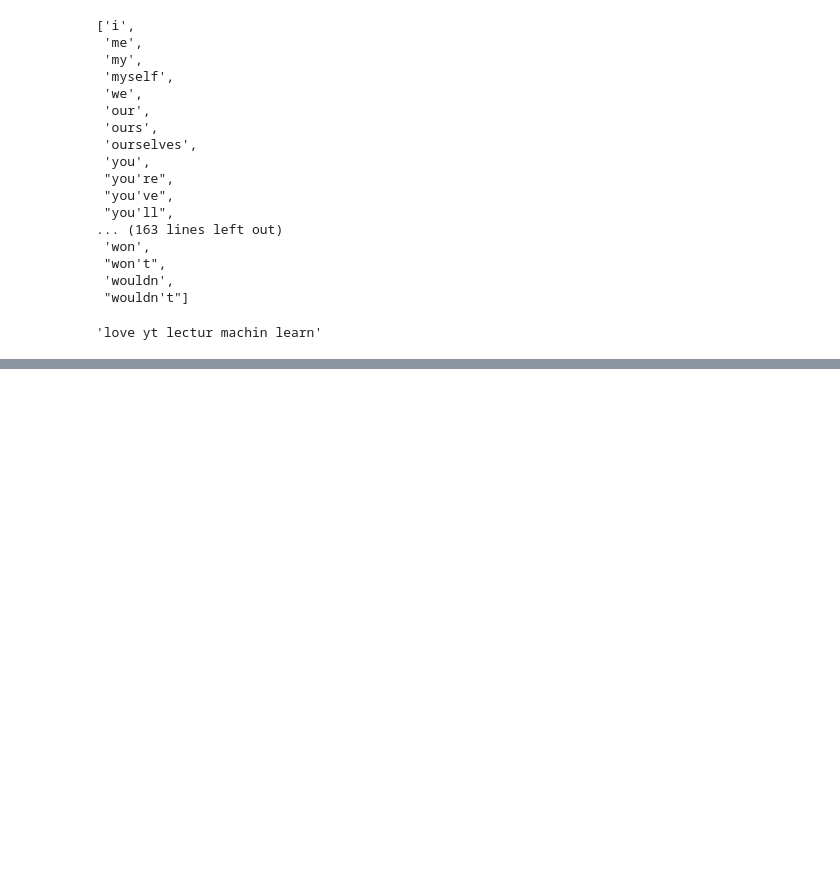
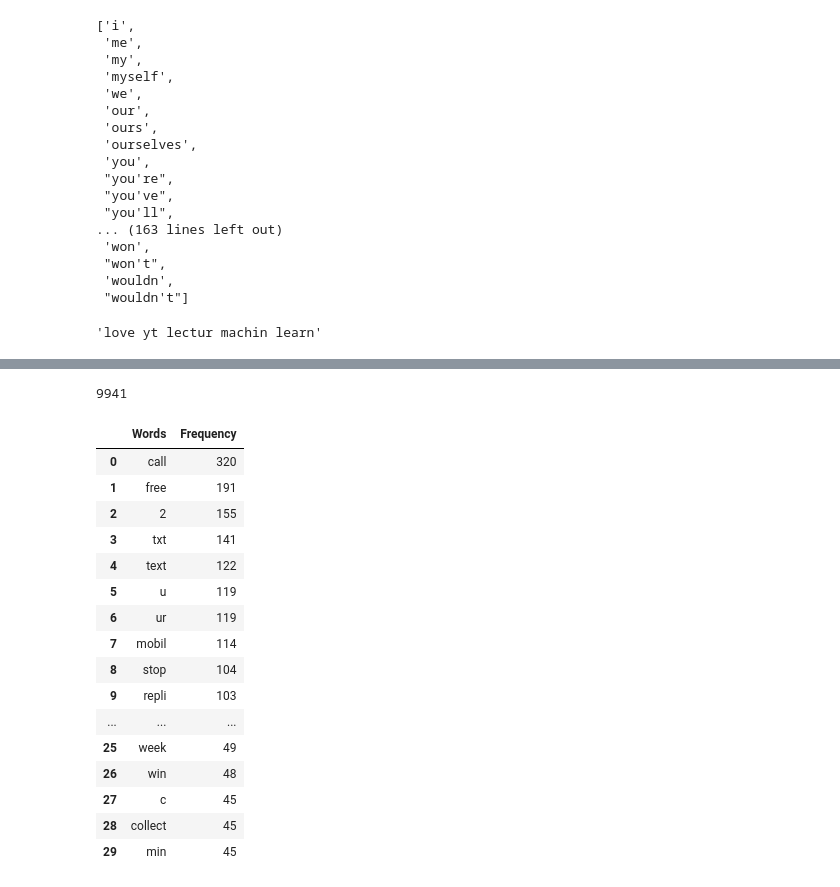
Before and after one commit to jaydeepdey03/Spam_Detection, a Jupyter notebook: Model/SmsSpamDetection.ipynb, the cells around one changed output, grey strips where cells are left out. Drawn from its saved outputs; the diff is of its cells as text; code cells hidden in the pictures; blank space fills up the shorter version.

```diff
--- a/Model/SmsSpamDetection.ipynb
+++ b/Model/SmsSpamDetection.ipynb
@@ -282,0 +284,33 @@ plt.imshow(spam_wc)
+# %%
+# top 30 words of each category
+spam_corpus = []
+for msg in df[df['target'] == 1]['transformed_text'].tolist():
+    for word in msg.split(' '):
+        spam_corpus.append(word)
+len(spam_corpus)
+# %% [output]
+9941
+# %%
+from collections import Counter
+common_spam_words = Counter(spam_corpus).most_common(30)
+common_spam_words = pd.DataFrame(common_spam_words)
+common_spam_words.columns = ['Words', 'Frequency']
+common_spam_words
+# %% [output]
+|  | Words | Frequency |
+| 0 | call | 320 |
+| 1 | free | 191 |
+| 2 | 2 | 155 |
+| 3 | txt | 141 |
+| 4 | text | 122 |
+| 5 | u | 119 |
+| 6 | ur | 119 |
+| 7 | mobil | 114 |
+| 8 | stop | 104 |
+| 9 | repli | 103 |
+| ... | ... | ... |
+| 25 | week | 49 |
+| 26 | win | 48 |
+| 27 | c | 45 |
+| 28 | collect | 45 |
+| 29 | min | 45 |
```
Also changed, not shown: parts of 33 cells of this notebook, 2 other files.
